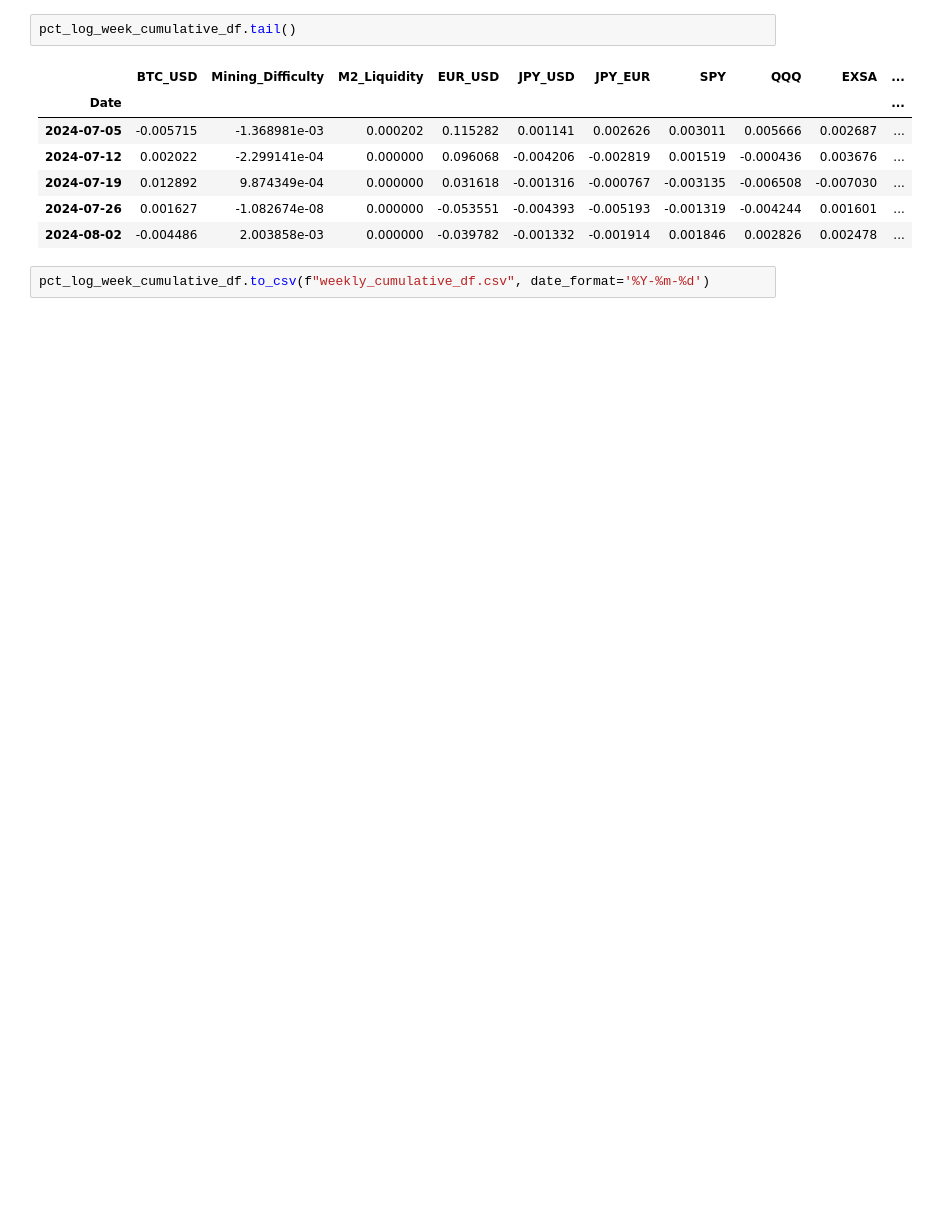
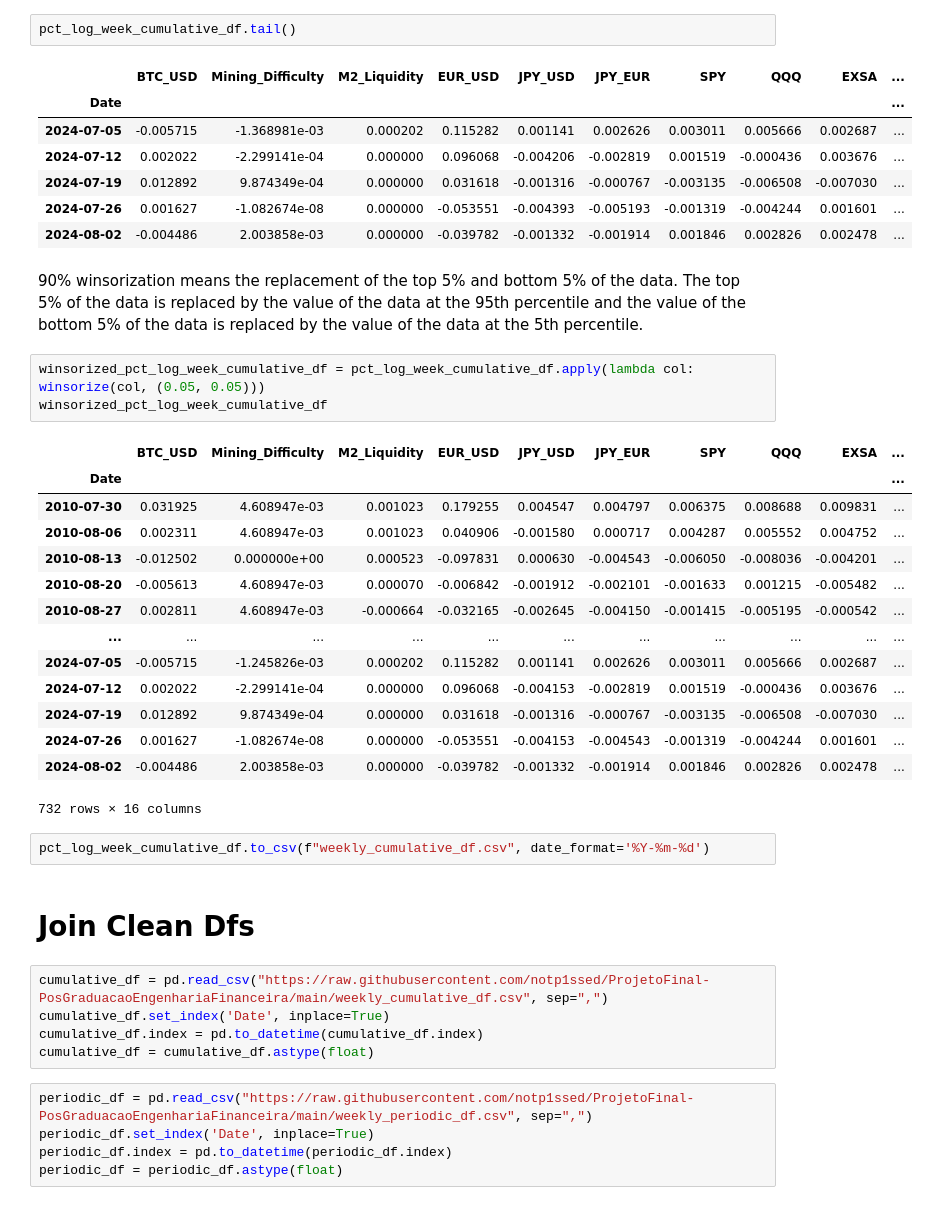
Before and after one commit to notp1ssed/ProjetoFinal-PosGraduacaoEngenhariaFinanceira, a Jupyter notebook: projeto_download_join_data.ipynb, the cells around one changed output. Drawn from its saved outputs; the diff is of its cells as text; blank space fills up the shorter version.

Commit message:
add clean df

```diff
--- a/projeto_download_join_data.ipynb
+++ b/projeto_download_join_data.ipynb
@@ -655,5 +614,37 @@ pct_log_week_cumulative_df.tail()
 | 2024-07-19 | 0.012892 | 9.874349e-04 | 0.000000 | 0.031618 | -0.001316 | -0.000767 | -0.003135 | -0.006508 | -0.007030 | ... |
 | 2024-07-26 | 0.001627 | -1.082674e-08 | 0.000000 | -0.053551 | -0.004393 | -0.005193 | -0.001319 | -0.004244 | 0.001601 | ... |
 | 2024-08-02 | -0.004486 | 2.003858e-03 | 0.000000 | -0.039782 | -0.001332 | -0.001914 | 0.001846 | 0.002826 | 0.002478 | ... |
+# %% [markdown]
+90% winsorization means the replacement of the top 5% and bottom 5% of the data. The top 5% of the data is replaced by the value of the data at the 95th percentile and the value of the bottom 5% of the data is replaced by the value of the data at the 5th percentile.
+# %%
+winsorized_pct_log_week_cumulative_df = pct_log_week_cumulative_df.apply(lambda col: winsorize(col, (0.05, 0.05)))
+winsorized_pct_log_week_cumulative_df
+# %% [output]
+|  | BTC_USD | Mining_Difficulty | M2_Liquidity | EUR_USD | JPY_USD | JPY_EUR | SPY | QQQ | EXSA | ... |
+| Date |  |  |  |  |  |  |  |  |  | ... |
+| 2010-07-30 | 0.031925 | 4.608947e-03 | 0.001023 | 0.179255 | 0.004547 | 0.004797 | 0.006375 | 0.008688 | 0.009831 | ... |
+| 2010-08-06 | 0.002311 | 4.608947e-03 | 0.001023 | 0.040906 | -0.001580 | 0.000717 | 0.004287 | 0.005552 | 0.004752 | ... |
+| 2010-08-13 | -0.012502 | 0.000000e+00 | 0.000523 | -0.097831 | 0.000630 | -0.004543 | -0.006050 | -0.008036 | -0.004201 | ... |
+| 2010-08-20 | -0.005613 | 4.608947e-03 | 0.000070 | -0.006842 | -0.001912 | -0.002101 | -0.001633 | 0.001215 | -0.005482 | ... |
+| 2010-08-27 | 0.002811 | 4.608947e-03 | -0.000664 | -0.032165 | -0.002645 | -0.004150 | -0.001415 | -0.005195 | -0.000542 | ... |
+| ... | ... | ... | ... | ... | ... | ... | ... | ... | ... | ... |
+| 2024-07-05 | -0.005715 | -1.245826e-03 | 0.000202 | 0.115282 | 0.001141 | 0.002626 | 0.003011 | 0.005666 | 0.002687 | ... |
+| 2024-07-12 | 0.002022 | -2.299141e-04 | 0.000000 | 0.096068 | -0.004153 | -0.002819 | 0.001519 | -0.000436 | 0.003676 | ... |
+| 2024-07-19 | 0.012892 | 9.874349e-04 | 0.000000 | 0.031618 | -0.001316 | -0.000767 | -0.003135 | -0.006508 | -0.007030 | ... |
+| 2024-07-26 | 0.001627 | -1.082674e-08 | 0.000000 | -0.053551 | -0.004153 | -0.004543 | -0.001319 | -0.004244 | 0.001601 | ... |
+| 2024-08-02 | -0.004486 | 2.003858e-03 | 0.000000 | -0.039782 | -0.001332 | -0.001914 | 0.001846 | 0.002826 | 0.002478 | ... |
+732 rows × 16 columns
 # %%
 pct_log_week_cumulative_df.to_csv(f"weekly_cumulative_df.csv", date_format='%Y-%m-%d')
+# %% [markdown]
+# Join Clean Dfs
+# %%
+cumulative_df = pd.read_csv("https://raw.githubusercontent.com/notp1ssed/ProjetoFinal-PosGraduacaoEngenhariaFinanceira/main/weekly_cumulative_df.csv", sep=",")
+cumulative_df.set_index('Date', inplace=True)
+cumulative_df.index = pd.to_datetime(cumulative_df.index)
+cumulative_df = cumulative_df.astype(float)
+# %%
+periodic_df = pd.read_csv("https://raw.githubusercontent.com/notp1ssed/ProjetoFinal-PosGraduacaoEngenhariaFinanceira/main/weekly_periodic_df.csv", sep=",")
+periodic_df.set_index('Date', inplace=True)
+periodic_df.index = pd.to_datetime(periodic_df.index)
+periodic_df = periodic_df.astype(float)
```
Also changed, not shown: parts of 11 cells of this notebook, 2 other files.
